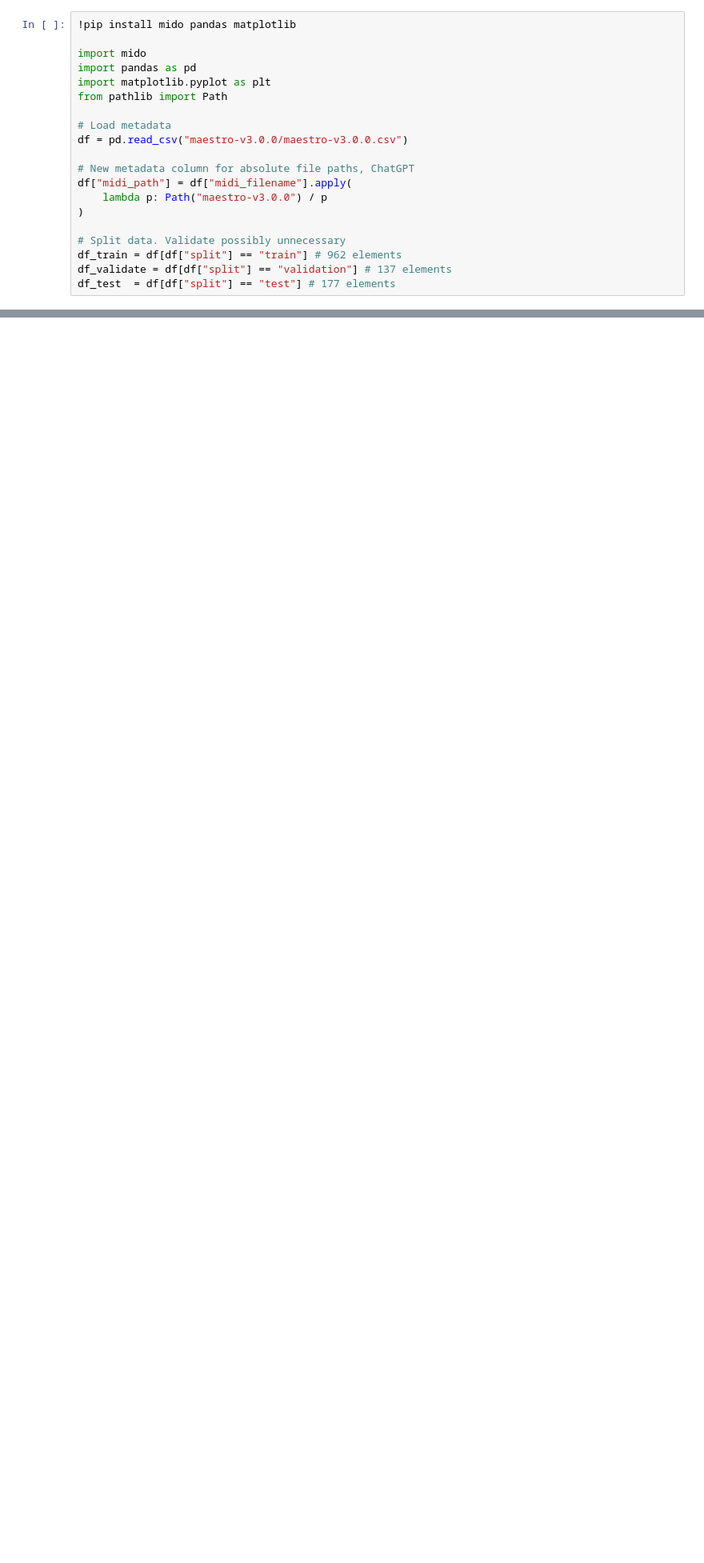
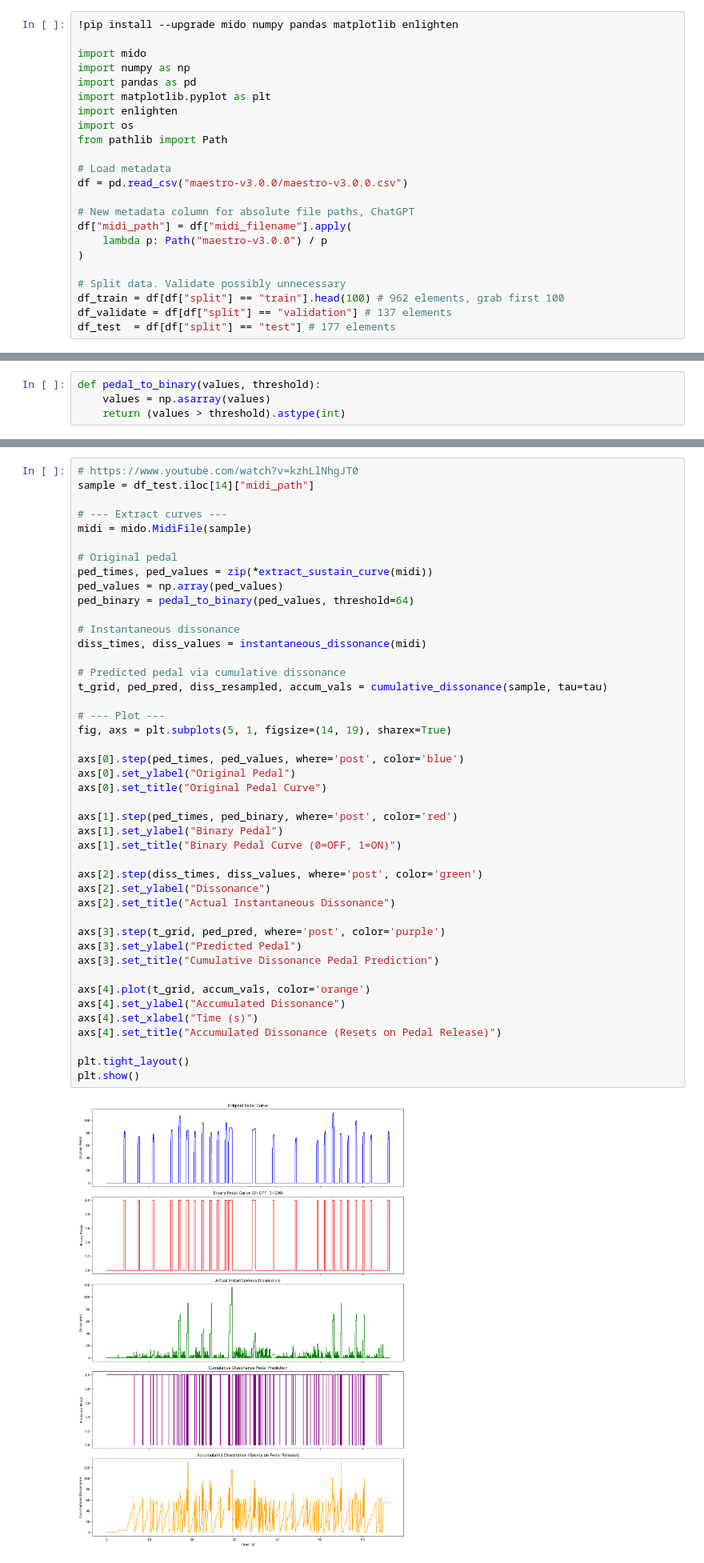
Before and after one commit to acobrien/machine_learning_final_project, a Jupyter notebook: main.ipynb, the cells around one changed output, grey strips where cells are left out. Shown at 80% size. Saved outputs shown, nothing was run; the diff lists cells and outputs as text; blank space fills up the shorter version.

```diff
--- a/main.ipynb
+++ b/main.ipynb
@@ -1,9 +1,12 @@
 # %%
-!pip install mido pandas matplotlib
+!pip install --upgrade mido numpy pandas matplotlib enlighten
 
 import mido
+import numpy as np
 import pandas as pd
 import matplotlib.pyplot as plt
+import enlighten
+import os
 from pathlib import Path
 
 # Load metadata
@@ -15,7 +18,7 @@ df["midi_path"] = df["midi_filename"].apply(
 )
 
 # Split data. Validate possibly unnecessary
-df_train = df[df["split"] == "train"] # 962 elements
+df_train = df[df["split"] == "train"].head(100) # 962 elements, grab first 100
 df_validate = df[df["split"] == "validation"] # 137 elements
 df_test  = df[df["split"] == "test"] # 177 elements
 # %% [output]
@@ -67,0 +54,4 @@ plt.show()
+# %%
+def pedal_to_binary(values, threshold):
+    values = np.asarray(values)
+    return (values > threshold).astype(int)
@@ -67,0 +227,46 @@ plt.show()
+# %%
+# https://www.youtube.com/watch?v=kzhLlNhgJT0
+sample = df_test.iloc[14]["midi_path"]
+
+# --- Extract curves ---
+midi = mido.MidiFile(sample)
+
+# Original pedal
+ped_times, ped_values = zip(*extract_sustain_curve(midi))
+ped_values = np.array(ped_values)
+ped_binary = pedal_to_binary(ped_values, threshold=64)
+
+# Instantaneous dissonance
+diss_times, diss_values = instantaneous_dissonance(midi)
+
+# Predicted pedal via cumulative dissonance
+t_grid, ped_pred, diss_resampled, accum_vals = cumulative_dissonance(sample, tau=tau)
+
+# --- Plot ---
+fig, axs = plt.subplots(5, 1, figsize=(14, 19), sharex=True)
+
+axs[0].step(ped_times, ped_values, where='post', color='blue')
+axs[0].set_ylabel("Original Pedal")
+axs[0].set_title("Original Pedal Curve")
+
+axs[1].step(ped_times, ped_binary, where='post', color='red')
+axs[1].set_ylabel("Binary Pedal")
+axs[1].set_title("Binary Pedal Curve (0=OFF, 1=ON)")
+
+axs[2].step(diss_times, diss_values, where='post', color='green')
+axs[2].set_ylabel("Dissonance")
+axs[2].set_title("Actual Instantaneous Dissonance")
+
+axs[3].step(t_grid, ped_pred, where='post', color='purple')
+axs[3].set_ylabel("Predicted Pedal")
+axs[3].set_title("Cumulative Dissonance Pedal Prediction")
+
+axs[4].plot(t_grid, accum_vals, color='orange')
+axs[4].set_ylabel("Accumulated Dissonance")
+axs[4].set_xlabel("Time (s)")
+axs[4].set_title("Accumulated Dissonance (Resets on Pedal Release)")
+
+plt.tight_layout()
+plt.show()
+# %% [output]
+[figure, added]
```
Also changed, not shown: parts of 6 cells of this notebook.
